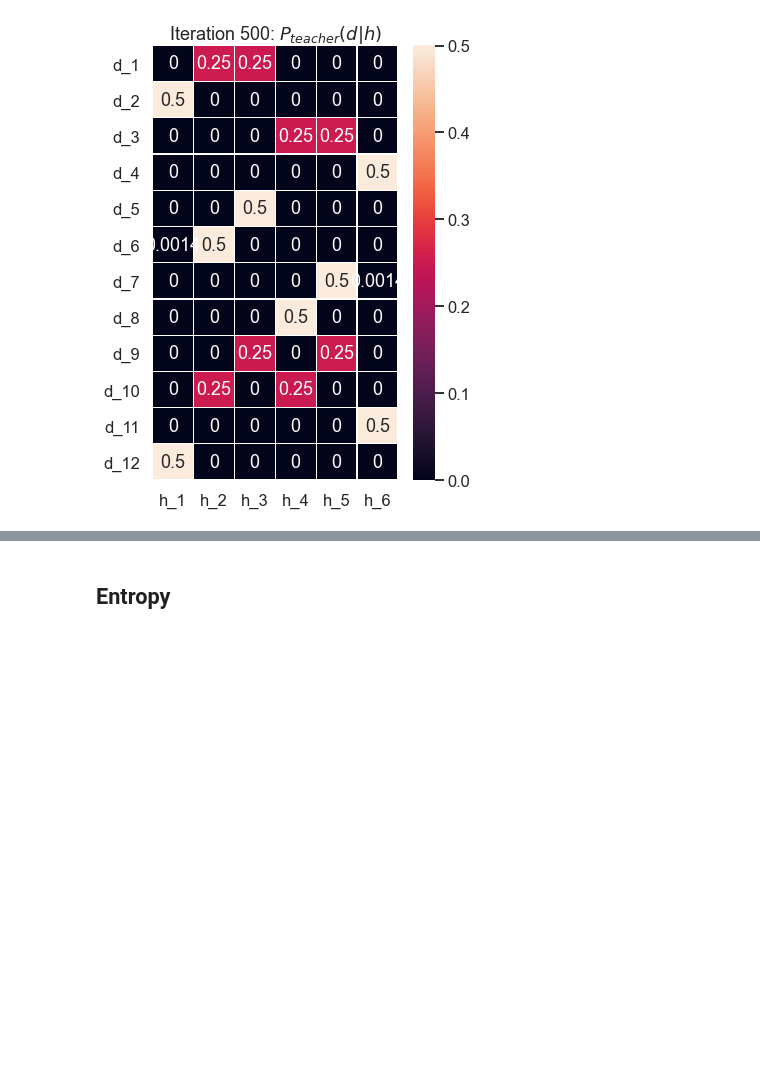
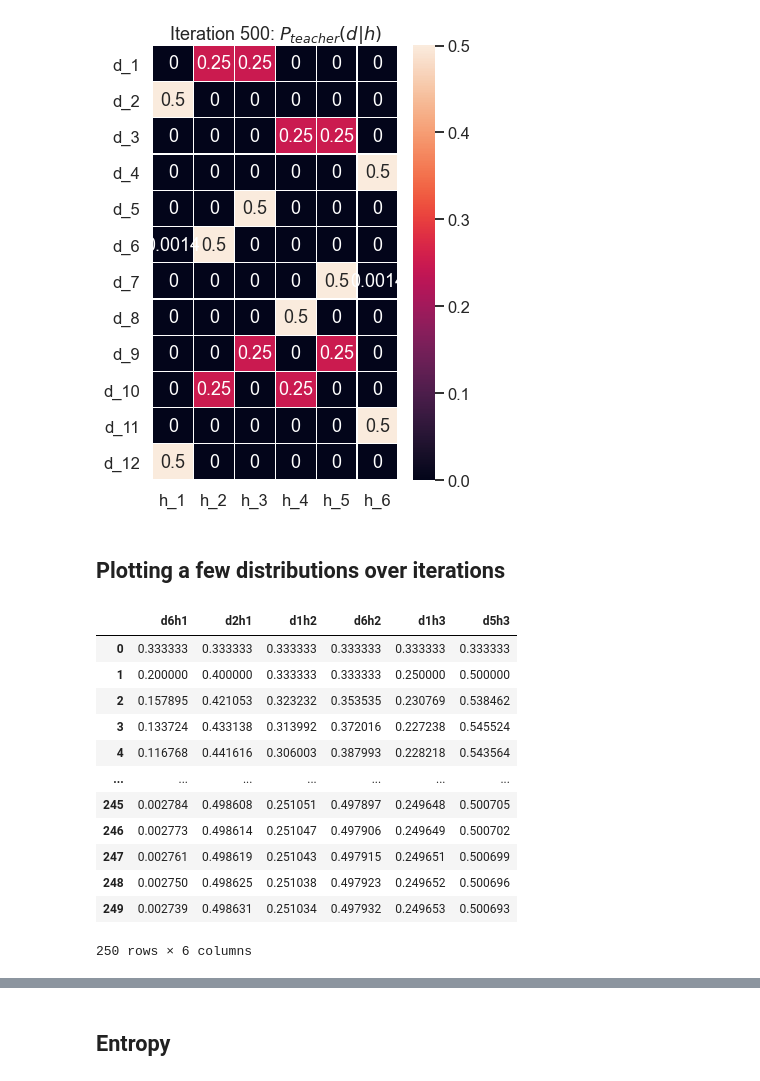
Before and after one commit to nataliavelez/teaching_models, a Jupyter notebook: line_game_model.ipynb, the cells around one changed output, grey strips where cells are left out. Saved outputs shown, nothing was run; the diff lists cells and outputs as text; code cells hidden in the pictures; blank space fills up the shorter version.

```diff
--- a/line_game_model.ipynb
+++ b/line_game_model.ipynb
@@ -202,0 +201,2 @@ plt.show()
+# %% [markdown]
+## Plotting a few distributions over iterations
@@ -202,0 +221,17 @@ plt.show()
+# %%
+df_probs = pd.DataFrame(probs_dict)
+df_probs
+# %% [output]
+|  | d6h1 | d2h1 | d1h2 | d6h2 | d1h3 | d5h3 |
+| 0 | 0.333333 | 0.333333 | 0.333333 | 0.333333 | 0.333333 | 0.333333 |
+| 1 | 0.200000 | 0.400000 | 0.333333 | 0.333333 | 0.250000 | 0.500000 |
+| 2 | 0.157895 | 0.421053 | 0.323232 | 0.353535 | 0.230769 | 0.538462 |
+| 3 | 0.133724 | 0.433138 | 0.313992 | 0.372016 | 0.227238 | 0.545524 |
+| 4 | 0.116768 | 0.441616 | 0.306003 | 0.387993 | 0.228218 | 0.543564 |
+| ... | ... | ... | ... | ... | ... | ... |
+| 245 | 0.002784 | 0.498608 | 0.251051 | 0.497897 | 0.249648 | 0.500705 |
+| 246 | 0.002773 | 0.498614 | 0.251047 | 0.497906 | 0.249649 | 0.500702 |
+| 247 | 0.002761 | 0.498619 | 0.251043 | 0.497915 | 0.249651 | 0.500699 |
+| 248 | 0.002750 | 0.498625 | 0.251038 | 0.497923 | 0.249652 | 0.500696 |
+| 249 | 0.002739 | 0.498631 | 0.251034 | 0.497932 | 0.249653 | 0.500693 |
+250 rows × 6 columns
```
Also changed, not shown: parts of 8 cells of this notebook.
